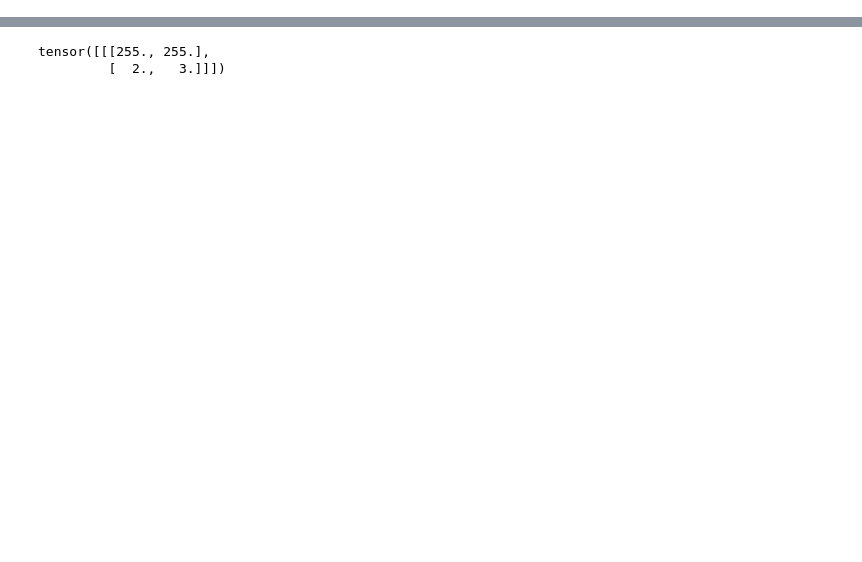
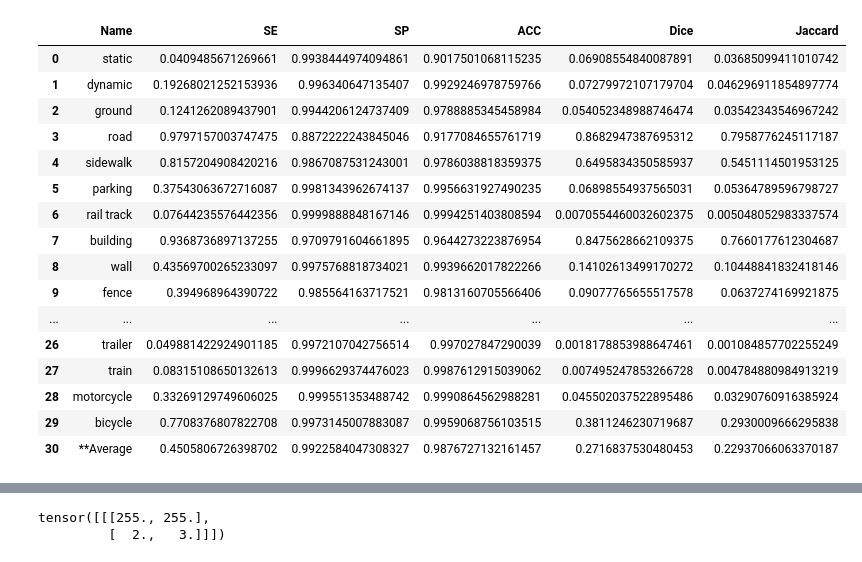
Before and after one commit to buvnswrn/Image-Segmentation, a Jupyter notebook: Transform.ipynb, the cells around one changed output, grey strips where cells are left out. Saved outputs shown, nothing was run; the diff lists cells and outputs as text; code cells hidden in the pictures; blank space fills up the shorter version.

```diff
--- a/Transform.ipynb
+++ b/Transform.ipynb
@@ -82,0 +408,92 @@ colors = torch.tensor(
+# %%
+from IPython.display import HTML, display
+import tabulate
+
+FP = confusion_matrix.sum(axis=0) - np.diag(confusion_matrix)
+FN = confusion_matrix.sum(axis=1) - np.diag(confusion_matrix)
+TP = np.diag(confusion_matrix)
+TN = confusion_matrix.sum() - (FP + FN + TP)
+
+SE = np.nan_to_num(TP/(TP+FN))
+SP = TN/(TN+FP)
+ACC = (TP+TN)/(TP+FP+FN+TN)
+
+
+names = [
+    "static",
+    "dynamic",
+    "ground",
+    "road",
+    "sidewalk",
+    "parking",
+    "rail track",
+    "building",
+    "wall",
+    "fence",
+    "guard rail",
+    "bridge",
+    "tunnel",
+    "pole",
+    "polegroup",
+    "traffic light",
+    "traffic sign",
+    "vegetation",
+    "terrain",
+    "sky",
+    "person",
+    "rider",
+    "car",
+    "truck",
+    "bus",
+    "caravan",
+    "trailer",
+    "train",
+    "motorcycle",
+    "bicycle"
+]
+
+
+def plot(table):
+    display(HTML(tabulate.tabulate(torch.tensor(table), tablefmt='html')))
+
+import pandas as pd
+
+
+
+frame = [np.append(names, "**Average"),
+         np.append(SE, np.sum(SE) / 30),
+         np.append(SP, np.sum(SP) / 30),
+         np.append(ACC, np.sum(ACC) / 30),
+         np.append(dice, np.sum(dice) / 30),
+         np.append(jaccard, np.sum(jaccard) / 30)]
+
+
+pd.DataFrame(np.stack(frame, axis=1), columns=["Name","SE","SP","ACC","Dice", "Jaccard"])
+
+#print("AC:",precision / count)
+#print("SE:",recall / count)
+#print("SE:",recall / count)
+#print("DC:",dice / count)
+#print("JS:",jaccard / count)
+#print("JS:",test / count)
+#print("Result:",result / count)
+#print("Result:",tnrs / 500)
+#print(accs / 500)
+# %% [output]
+|  | Name | SE | SP | ACC | Dice | Jaccard |
+| 0 | static | 0.0409485671269661 | 0.9938444974094861 | 0.9017501068115235 | 0.06908554840087891 | 0.03685099411010742 |
+| 1 | dynamic | 0.19268021252153936 | 0.996340647135407 | 0.9929246978759766 | 0.07279972107179704 | 0.046296911854897774 |
+| 2 | ground | 0.1241262089437901 | 0.9944206124737409 | 0.9788885345458984 | 0.054052348988746474 | 0.03542343546967242 |
+| 3 | road | 0.9797157003747475 | 0.8872222243845046 | 0.9177084655761719 | 0.8682947387695312 | 0.7958776245117187 |
+| 4 | sidewalk | 0.8157204908420216 | 0.9867087531243001 | 0.9786038818359375 | 0.6495834350585937 | 0.5451114501953125 |
+| 5 | parking | 0.37543063672716087 | 0.9981343962674137 | 0.9956631927490235 | 0.06898554937565031 | 0.05364789596798727 |
+| 6 | rail track | 0.07644235576442356 | 0.9999888848167146 | 0.9994251403808594 | 0.0070554460032602375 | 0.005048052983337574 |
+| 7 | building | 0.9368736897137255 | 0.9709791604661895 | 0.9644273223876954 | 0.8475628662109375 | 0.7660177612304687 |
+| 8 | wall | 0.43569700265233097 | 0.9975768818734021 | 0.9939662017822266 | 0.14102613499170272 | 0.10448841832418146 |
+| 9 | fence | 0.394968964390722 | 0.985564163717521 | 0.9813160705566406 | 0.09077765655517578 | 0.0637274169921875 |
+| ... | ... | ... | ... | ... | ... | ... |
+| 26 | trailer | 0.049881422924901185 | 0.9972107042756514 | 0.997027847290039 | 0.0018178853988647461 | 0.001084857702255249 |
+| 27 | train | 0.08315108650132613 | 0.9996629374476023 | 0.9987612915039062 | 0.007495247853266728 | 0.004784880984913219 |
+| 28 | motorcycle | 0.33269129749606025 | 0.999551353488742 | 0.9990864562988281 | 0.045502037522895486 | 0.03290760916385924 |
+| 29 | bicycle | 0.7708376807822708 | 0.9973145007883087 | 0.9959068756103515 | 0.3811246230719687 | 0.2930009666295838 |
+| 30 | **Average | 0.4505806726398702 | 0.9922584047308327 | 0.9876727132161457 | 0.2716837530480453 | 0.22937066063370187 |
```
Also changed, not shown: parts of 15 cells of this notebook, 3 other files.
